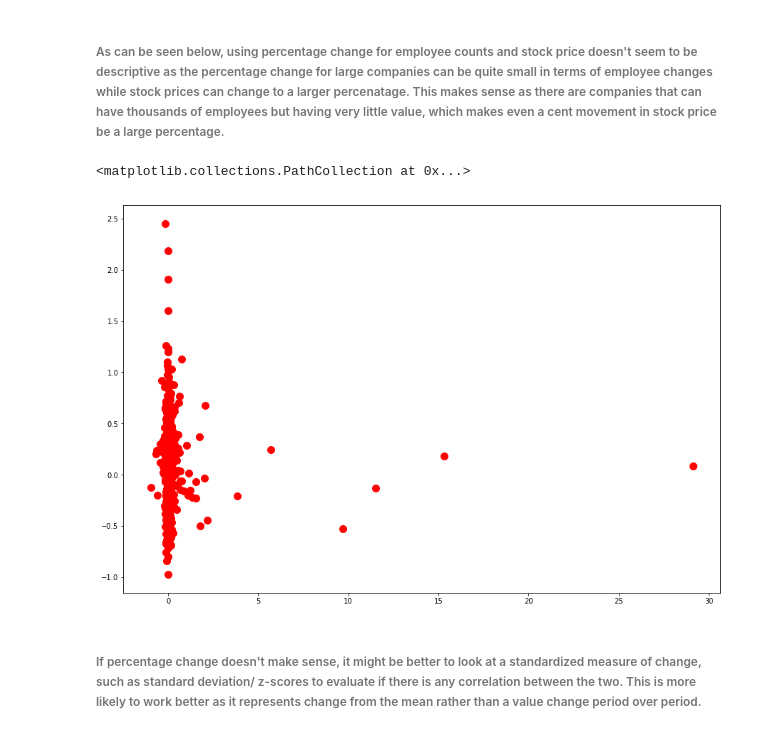
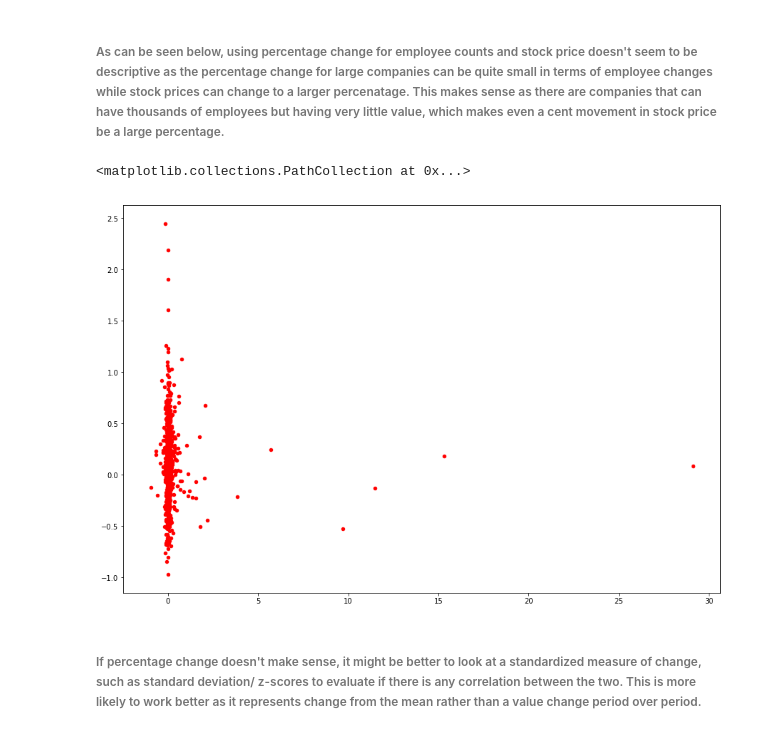
Before and after one commit to ManishKJain0/Springboard, a Jupyter notebook: Springboard/7.2_Data_Storytelling.ipynb, the cells around one changed output. Drawn from its saved outputs; the diff is of its cells as text; code cells hidden in the pictures.

```diff
--- a/Springboard/7.2_Data_Storytelling.ipynb
+++ b/Springboard/7.2_Data_Storytelling.ipynb
@@ -17,7 +17,7 @@ from scipy.stats import zscore
 import random
 from datetime import datetime
 %matplotlib inline
-matplotlib.rcParams['figure.figsize'] = [15, 10]
+matplotlib.rcParams['figure.figsize'] = [25, 20]
 # %%
 # Load datasets.
 dfrEmpCount = pd.read_csv("7.2_Data_Storytelling/EmployeeCount_2018.csv", index_col="Symbol").transpose()
@@ -100,10 +100,11 @@ dfrEmpStk_pct.head(3)
 # %% [markdown]
 ###### As can be seen below, using percentage change for employee counts and stock price doesn't seem to be descriptive as the percentage change for large companies can be quite small in terms of employee changes while stock prices can change to a larger percenatage. This makes sense as there are companies that can have thousands of employees but having very little value, which makes even a cent movement in stock price be a large percentage.
 # %%
-plt.scatter(dfrEmpStk_pct["EmpCount"], dfrEmpStk_pct["StkPrice"], s=100, c='red')
+matplotlib.rcParams['figure.figsize'] = [15, 10]
+plt.scatter(dfrEmpStk_pct["EmpCount"], dfrEmpStk_pct["StkPrice"], s=20, c='red')
 # %% [output]
 <matplotlib.collections.PathCollection at 0x...>
-[figure, old version]
+[figure, new version]
 # %% [markdown]
 ###### If percentage change doesn't make sense, it might be better to look at a standardized measure of change, such as standard deviation/ z-scores to evaluate if there is any correlation between the two. This is more likely to work better as it represents change from the mean rather than a value change period over period.
 # %%
```
Also changed, not shown: parts of 8 cells of this notebook.
